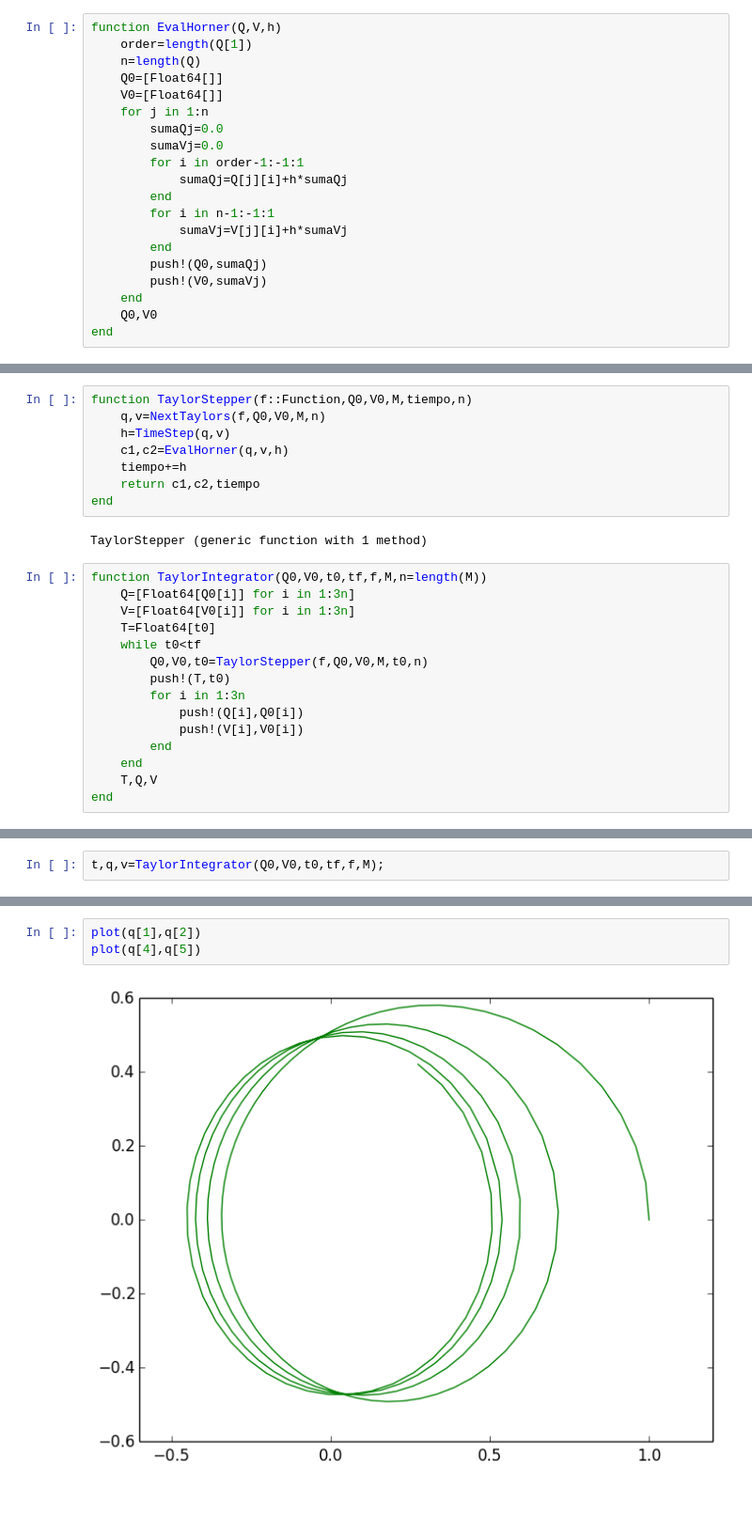
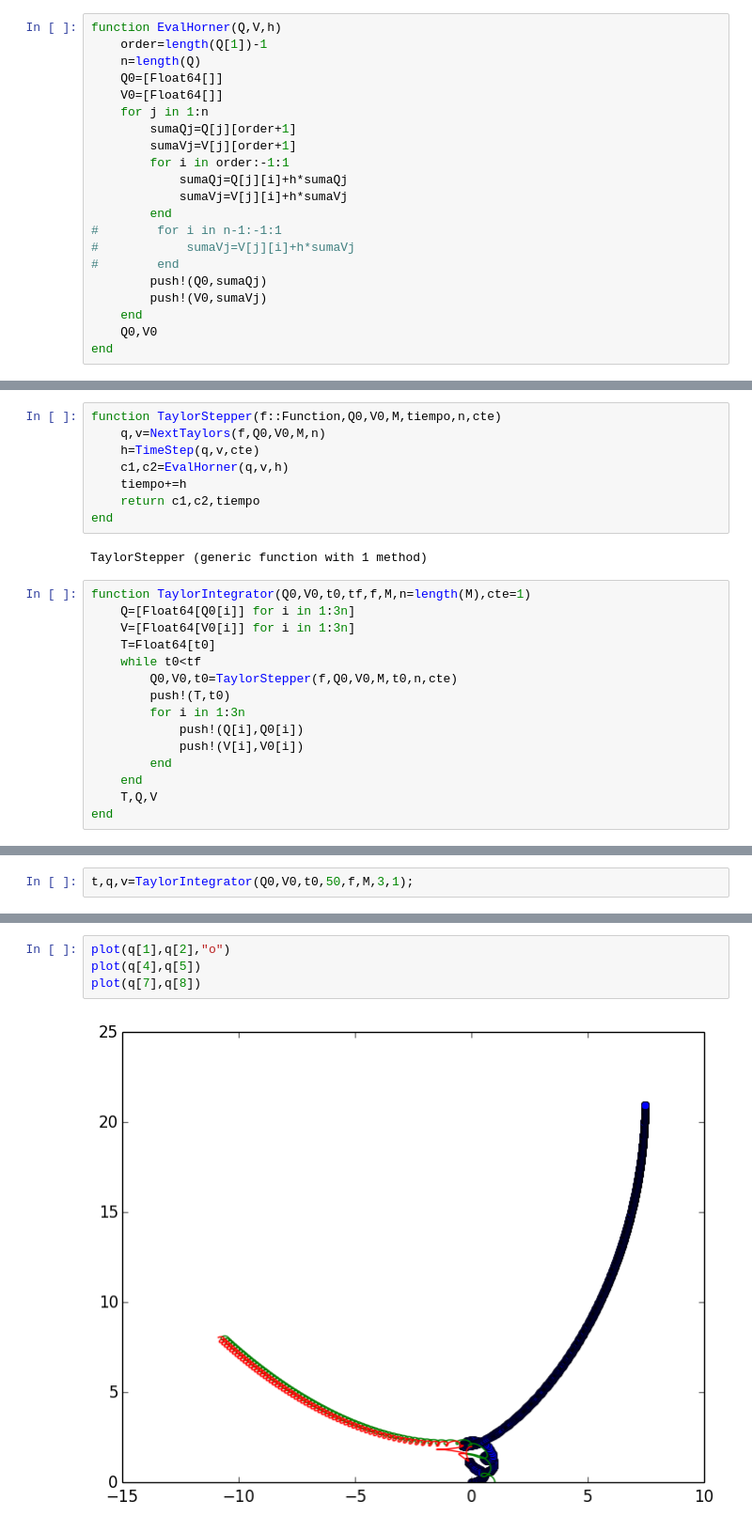
Before and after one commit to spinacho/Escuela, a Jupyter notebook: Séptimo semestre/Temas selectos FCI/N_cuerpos_Taylor.ipynb, the cells around one changed output, grey strips where cells are left out. Shown at 94% size. Drawn from its saved outputs; the diff is of its cells as text; blank space fills up the shorter version.

```diff
--- a/Séptimo semestre/Temas selectos FCI/N_cuerpos_Taylor.ipynb
+++ b/Séptimo semestre/Temas selectos FCI/N_cuerpos_Taylor.ipynb
@@ -139,18 +142,19 @@ h=TimeStep(q,v)
 # %%
 function EvalHorner(Q,V,h)
-    order=length(Q[1])
+    order=length(Q[1])-1
     n=length(Q)
     Q0=[Float64[]]
     V0=[Float64[]]
     for j in 1:n
-        sumaQj=0.0
-        sumaVj=0.0
-        for i in order-1:-1:1
+        sumaQj=Q[j][order+1]
+        sumaVj=V[j][order+1]
+        for i in order:-1:1
             sumaQj=Q[j][i]+h*sumaQj
-        end
-        for i in n-1:-1:1
             sumaVj=V[j][i]+h*sumaVj
         end
+#        for i in n-1:-1:1
+#            sumaVj=V[j][i]+h*sumaVj
+#        end
         push!(Q0,sumaQj)
         push!(V0,sumaVj)
     end
@@ -165,7 +169,7 @@ EvalHorner(q,v,h)
 # %%
-function TaylorStepper(f::Function,Q0,V0,M,tiempo,n)
+function TaylorStepper(f::Function,Q0,V0,M,tiempo,n,cte)
     q,v=NextTaylors(f,Q0,V0,M,n)
-    h=TimeStep(q,v)
+    h=TimeStep(q,v,cte)
     c1,c2=EvalHorner(q,v,h)
     tiempo+=h
     return c1,c2,tiempo
@@ -173,12 +177,12 @@ end
 # %% [output]
 TaylorStepper (generic function with 1 method)
 # %%
-function TaylorIntegrator(Q0,V0,t0,tf,f,M,n=length(M))
+function TaylorIntegrator(Q0,V0,t0,tf,f,M,n=length(M),cte=1)
     Q=[Float64[Q0[i]] for i in 1:3n]
     V=[Float64[V0[i]] for i in 1:3n]
     T=Float64[t0]
     while t0<tf
-        Q0,V0,t0=TaylorStepper(f,Q0,V0,M,t0,n)
+        Q0,V0,t0=TaylorStepper(f,Q0,V0,M,t0,n,cte)
         push!(T,t0)
         for i in 1:3n
             push!(Q[i],Q0[i])
@@ -192,2 +196,2 @@ TaylorIntegrator (generic function with 2 methods)
 # %%
-t,q,v=TaylorIntegrator(Q0,V0,t0,tf,f,M);
+t,q,v=TaylorIntegrator(Q0,V0,t0,50,f,M,3,1);
@@ -218,7 +228,8 @@ Warning: using PyPlot.hist2d in module Main conflicts with an existing identifie
 # %%
-plot(q[1],q[2])
+plot(q[1],q[2],"o")
 plot(q[4],q[5])
+plot(q[7],q[8])
 # %% [output]
-[figure, old version]
+[figure, new version]
 1-element Array{Any,1}:
  PyObject <matplotlib.lines.Line2D object at 0x...>
```
Also changed, not shown: parts of 20 cells of this notebook, 8 other files.
